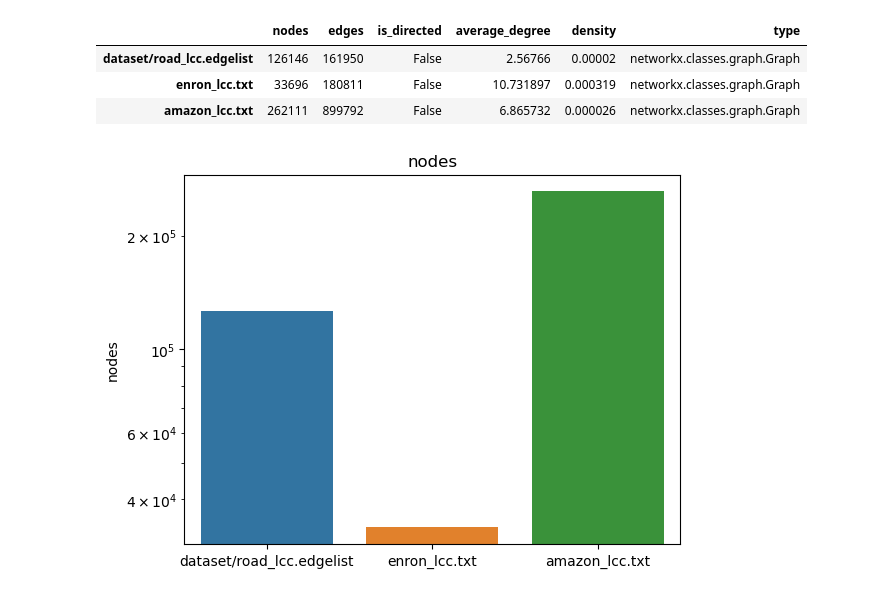
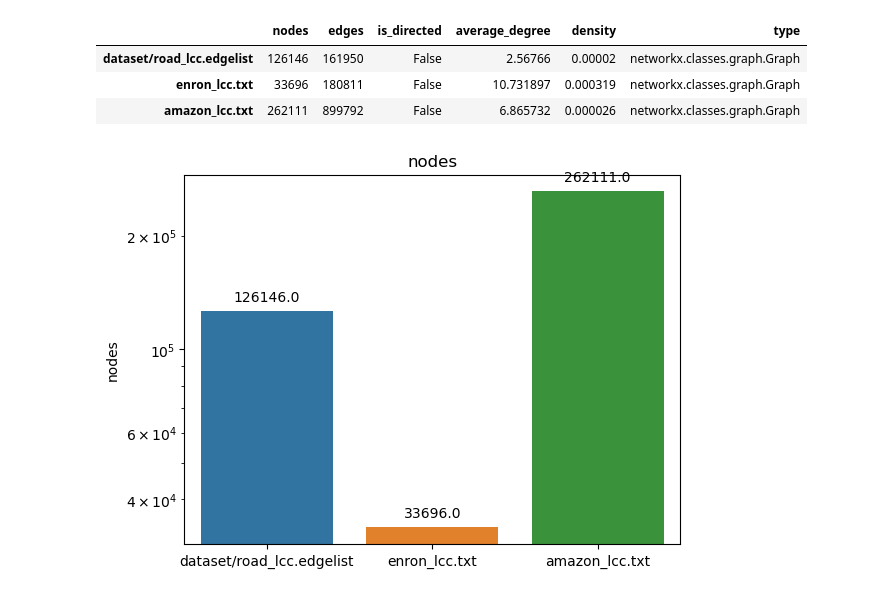
Before and after one commit to tddschn/easygraph-bench, a Jupyter notebook: explorations/profile_results_viz.ipynb, the cells around one changed output. Saved outputs shown, nothing was run; the diff lists cells and outputs as text; code cells hidden in the pictures.

```diff
--- a/explorations/profile_results_viz.ipynb
+++ b/explorations/profile_results_viz.ipynb
@@ -164,8 +164,11 @@ gi
 # %%
 # plot a bar plot, y axis on log scale, hue=index, x = nodes, edges, average_degree, density of gi
 sns.barplot(x=gi.index, y='nodes', data=gi)
 plt.yscale('log')
 plt.title('nodes')
+# annotate y values
+for p in plt.gca().patches:
+    plt.gca().annotate(str(p.get_height()), (p.get_x() + p.get_width() / 2., p.get_height()), ha='center', va='center', xytext=(0, 10), textcoords='offset points')
 plt.show()
 # %% [output]
-[figure, old version]
+[figure, new version]
```
